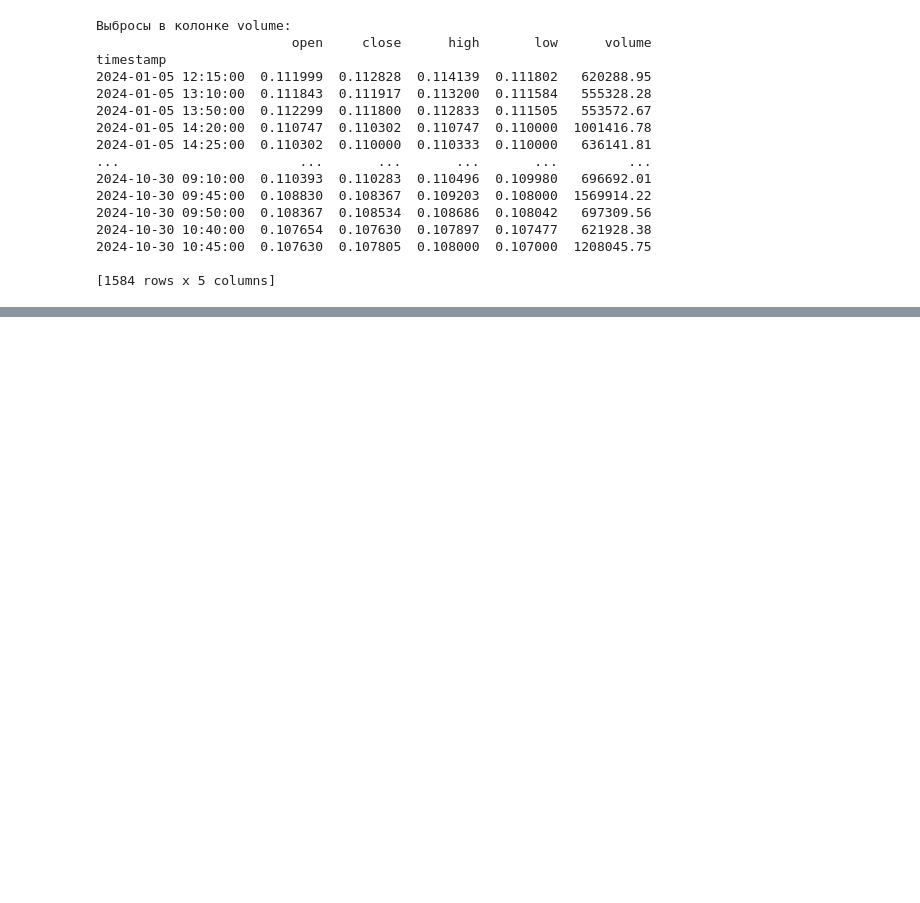
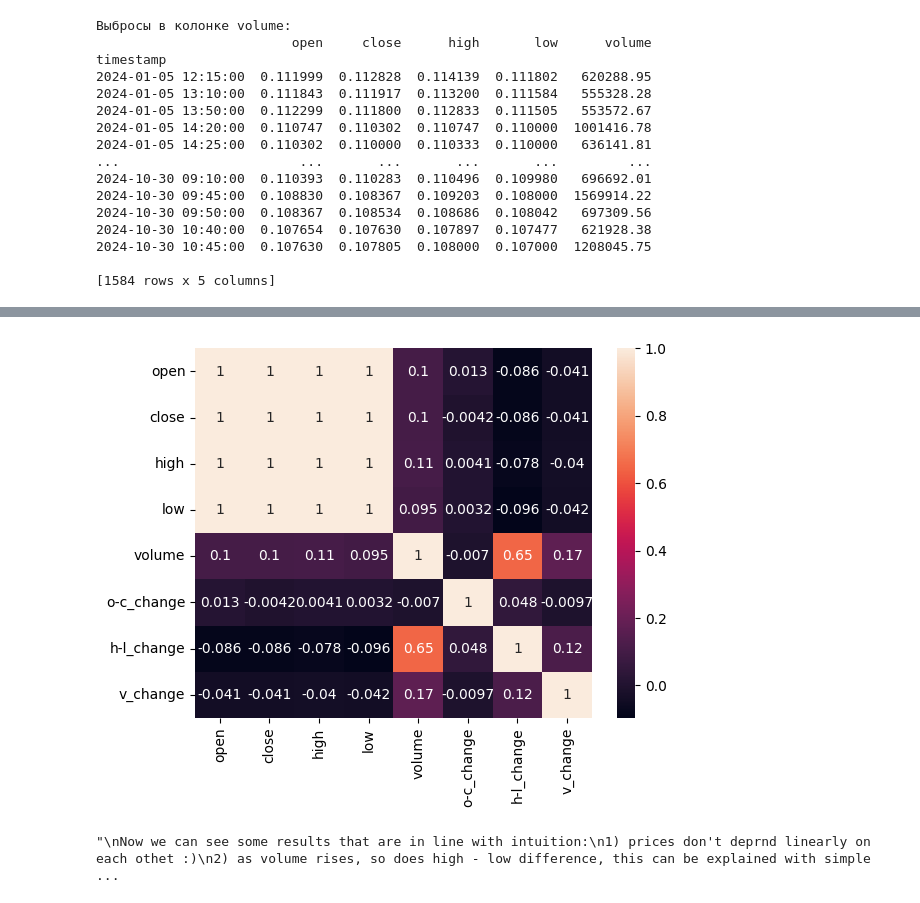
Before and after one commit to Howmanyeyes/ML_2024, a Jupyter notebook: DZ_1.ipynb, the cells around one changed output, grey strips where cells are left out. Cells and saved outputs as stored; diff of their text form; code cells hidden in the pictures; blank space fills up the shorter version.

```diff
--- a/DZ_1.ipynb
+++ b/DZ_1.ipynb
@@ -247,0 +254,17 @@ timestamp
+# %%
+# IDEA: make column of % differences, and then make correlations
+"""
+This seemingly random idea comes not only from desparation, but also from a fact that prosentages
+(in a way) are normalized by themselves
+"""
+
+df['o-c_change'] = round(((df['open'] / df['close']) - 1) * 100, 2) # 2 is arbitrary
+df['h-l_change'] = round(((df['high'] / df['low']) - 1) * 100, 2) # 2 is arbitrary
+median_volume = df.loc[df['volume'] != 0, 'volume'].median()
+df['volume'] = df['volume'].replace(0, median_volume)
+df['v_change'] = round(((df['volume'][2:-2] / df['volume'][2:-2].shift(-1)) - 1) * 100, 2) # 2 is arbitrary
+df['v_change'] = df['v_change'].fillna(df['v_change'].median())
+"""
+Now we are getting somewhere, let's see correlation and boxplots, maybe even normalization?
+"""
+df.describe()
@@ -247,0 +281,15 @@ timestamp
+# %%
+sns.heatmap(df.corr(), annot=True)
+plt.show()
+
+"""
+Now we can see some results that are in line with intuition:
+1) prices don't deprnd linearly on each othet :)
+2) as volume rises, so does high - low difference, this can be explained with simple logic -
+more transactions => more volatility => more high - low difference
+3) actually volume correlates with any other column, but not as strongly, it could mean that our
+previous observation is as usefull as any other (useless)
+"""
+# %% [output]
+[figure, added]
+"\nNow we can see some results that are in line with intuition:\n1) prices don't deprnd linearly on each othet :)\n2) as volume rises, so does high - low difference, this can be explained with simple  ...
```
Also changed, not shown: parts of 11 cells of this notebook.
